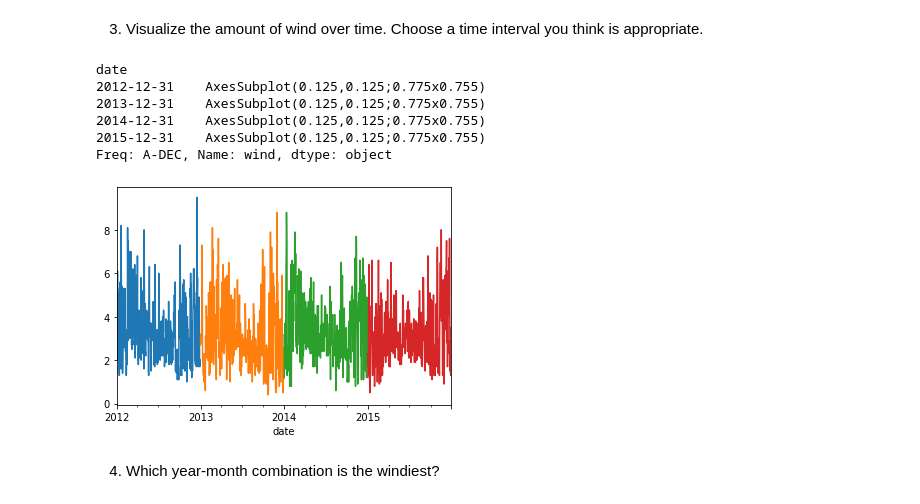
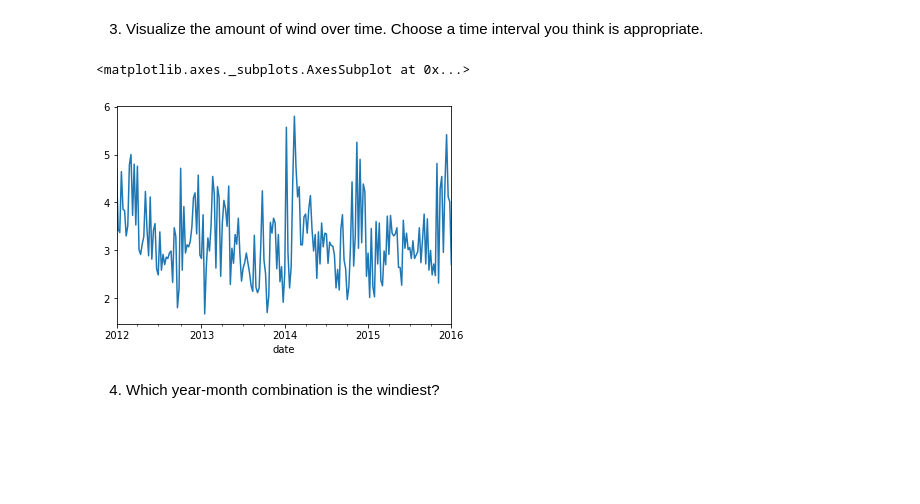
Before and after one commit to cari-holmes/ds-methodologies-exercises, a Jupyter notebook: time_series/time_series.ipynb, the cells around one changed output. Drawn from its saved outputs; the diff is of its cells as text; code cells hidden in the pictures; blank space fills up the shorter version.

```diff
--- a/time_series/time_series.ipynb
+++ b/time_series/time_series.ipynb
@@ -160,15 +144,10 @@ Freq: M, Name: precipitation, dtype: object
 # %% [markdown]
 3. Visualize the amount of wind over time. Choose a time interval you think is appropriate.
 # %%
-df.resample("Y").wind.plot()
+df.resample("W").wind.mean().plot()
 # %% [output]
-date
-2012-12-31    AxesSubplot(0.125,0.125;0.775x0.755)
-2013-12-31    AxesSubplot(0.125,0.125;0.775x0.755)
-2014-12-31    AxesSubplot(0.125,0.125;0.775x0.755)
-2015-12-31    AxesSubplot(0.125,0.125;0.775x0.755)
-Freq: A-DEC, Name: wind, dtype: object
+<matplotlib.axes._subplots.AxesSubplot at 0x...>
-[figure, old version]
+[figure, new version]
 # %% [markdown]
 4. Which year-month combination is the windiest?
 # %%
```
Also changed, not shown: parts of 30 cells of this notebook.
